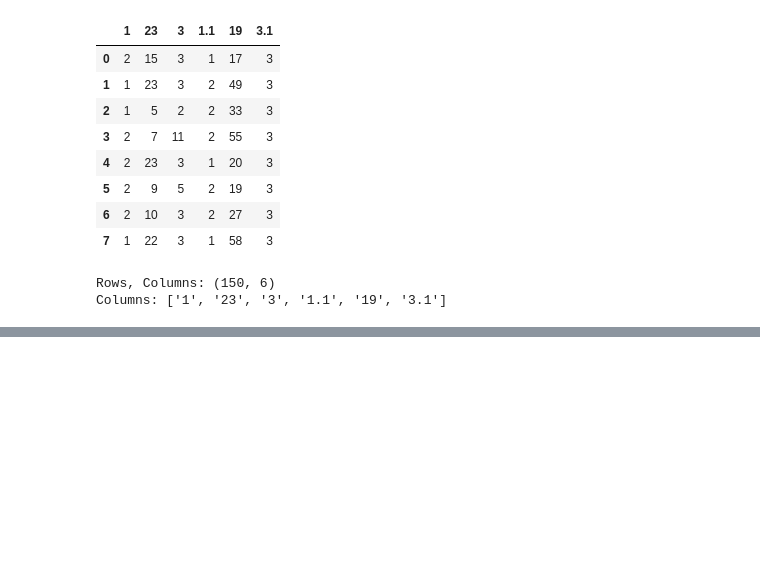
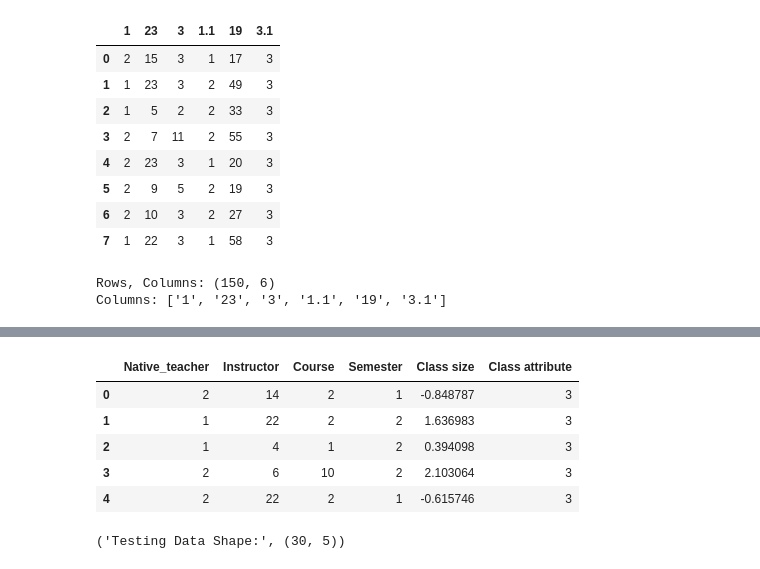
Before and after one commit to Chiyam-Chandar/Teaching-Assistant-Performance-Prediction, a Jupyter notebook: Teaching_Assistant_Performance_Prediction_project.ipynb, the cells around one changed output, grey strips where cells are left out. Cells and saved outputs as stored; diff of their text form; code cells hidden in the pictures; blank space fills up the shorter version.

```diff
--- a/Teaching_Assistant_Performance_Prediction_project.ipynb
+++ b/Teaching_Assistant_Performance_Prediction_project.ipynb
@@ -123,0 +175,30 @@ Saved data_summary.txt
+# %%
+#The code uses StandardScaler to standardize the Class size column, giving it a mean of 0 and standard deviation of 1.
+#This ensures the feature is scaled properly for analysis or machine learning models.
+
+scaler = StandardScaler()
+df['Class size'] = scaler.fit_transform(df[['Class size']])
+
+df.head()
+# %% [output]
+|  | Native_teacher | Instructor | Course | Semester | Class size | Class attribute |
+| 0 | 2 | 14 | 2 | 1 | -0.848787 | 3 |
+| 1 | 1 | 22 | 2 | 2 | 1.636983 | 3 |
+| 2 | 1 | 4 | 1 | 2 | 0.394098 | 3 |
+| 3 | 2 | 6 | 10 | 2 | 2.103064 | 3 |
+| 4 | 2 | 22 | 2 | 1 | -0.615746 | 3 |
+# %%
+#The code splits the dataset into features (X) and target (y) and then divides it into training (80%) and testing (20%) sets.
+#This prepares the data for building and evaluating a machine learning model
+
+X = df.drop('Class attribute', axis=1)
+y = df['Class attribute']
+
+X_train, X_test, y_train, y_test = train_test_split(
+    X, y, test_size=0.2, random_state=42
+)
+
+("Training Data Shape:", X_train.shape)
+("Testing Data Shape:", X_test.shape)
+# %% [output]
+('Testing Data Shape:', (30, 5))
```
Also changed, not shown: parts of 17 cells of this notebook.
